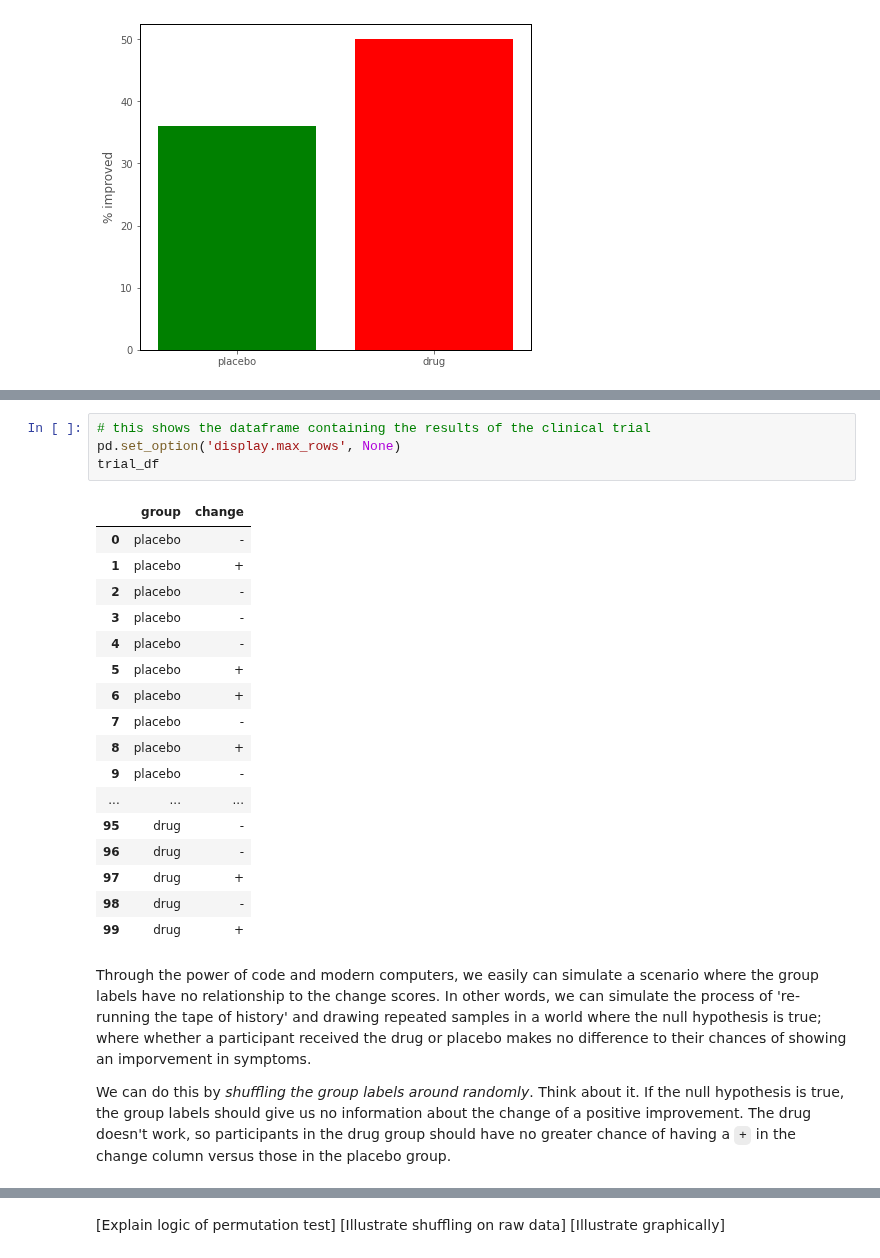
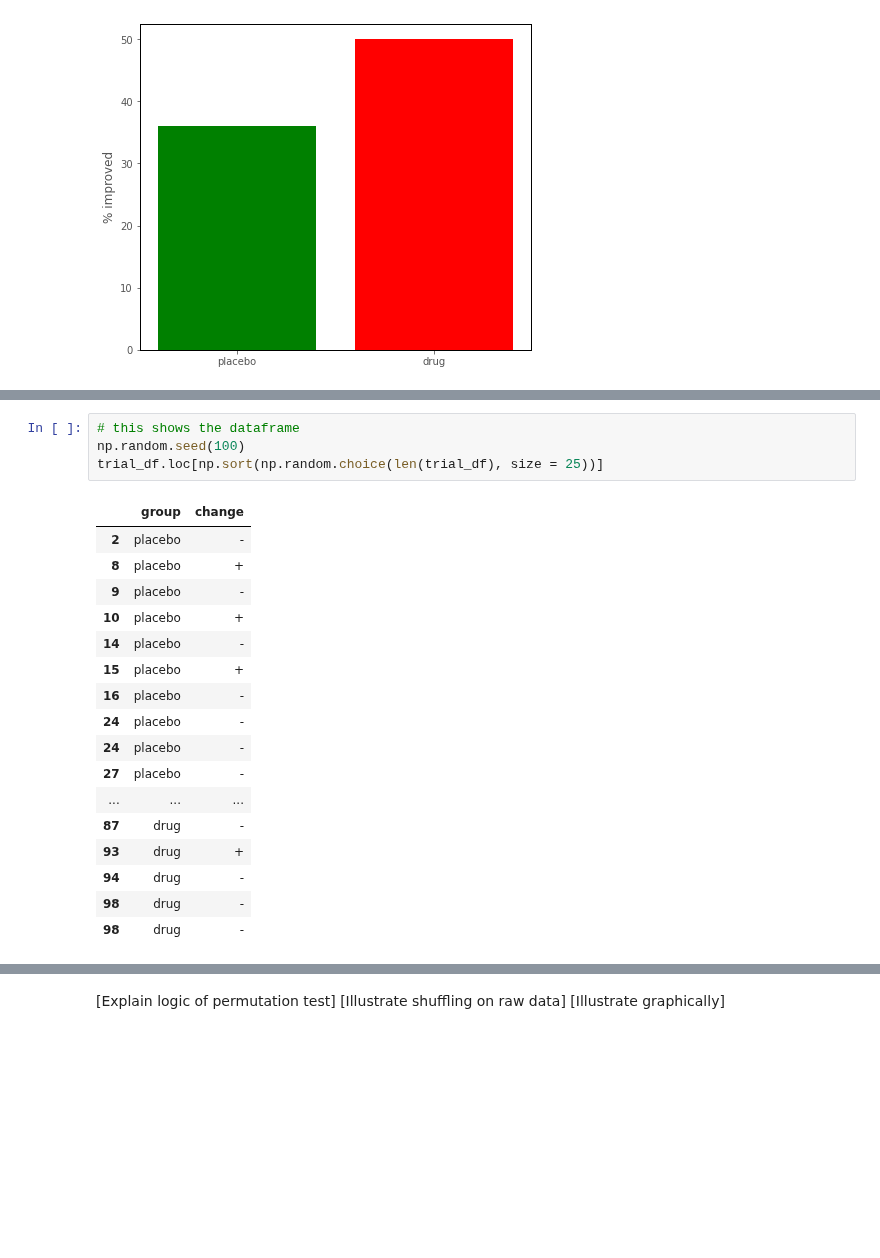
Before and after one commit to pxr687/islands_python_foundations, a Jupyter notebook: 1_populations_samples_questions.ipynb, the cells around one changed output, grey strips where cells are left out. Cells and saved outputs as stored; diff of their text form; blank space fills up the shorter version.

```diff
--- a/1_populations_samples_questions.ipynb
+++ b/1_populations_samples_questions.ipynb
@@ -245,26 +245,22 @@ One way of re-stating this, is that each participant's group label (`drug` or `p
-# %%
-# this shows the dataframe containing the results of the clinical trial
-pd.set_option('display.max_rows', None)
-trial_df
-# %% [output]
-|  | group | change |
-| 0 | placebo | - |
-| 1 | placebo | + |
-| 2 | placebo | - |
-| 3 | placebo | - |
-| 4 | placebo | - |
-| 5 | placebo | + |
-| 6 | placebo | + |
-| 7 | placebo | - |
-| 8 | placebo | + |
-| 9 | placebo | - |
-| ... | ... | ... |
-| 95 | drug | - |
-| 96 | drug | - |
-| 97 | drug | + |
-| 98 | drug | - |
-| 99 | drug | + |
-# %% [markdown]
-Through the power of code and modern computers, we easily can simulate a scenario where the group labels have no relationship to the change scores. In other words, we can simulate the process of 're-running the tape of history' and drawing repeated samples in a world where the null hypothesis is true; where whether a participant received the drug or placebo makes no difference to their chances of showing an imporvement in symptoms.
-
-We can do this by *shuffling the group labels around randomly*. Think about it. If the null hypothesis is true, the group labels should give us no information about the change of a positive improvement. The drug doesn't work, so participants in the drug group should have no greater chance of having a `+` in the change column versus those in the placebo group.
+# %%
+# this shows the dataframe
+np.random.seed(100)
+trial_df.loc[np.sort(np.random.choice(len(trial_df), size = 25))]
+# %% [output]
+|  | group | change |
+| 2 | placebo | - |
+| 8 | placebo | + |
+| 9 | placebo | - |
+| 10 | placebo | + |
+| 14 | placebo | - |
+| 15 | placebo | + |
+| 16 | placebo | - |
+| 24 | placebo | - |
+| 24 | placebo | - |
+| 27 | placebo | - |
+| ... | ... | ... |
+| 87 | drug | - |
+| 93 | drug | + |
+| 94 | drug | - |
+| 98 | drug | - |
+| 98 | drug | - |
```
Also changed, not shown: parts of 17 cells of this notebook, 1 other file.
